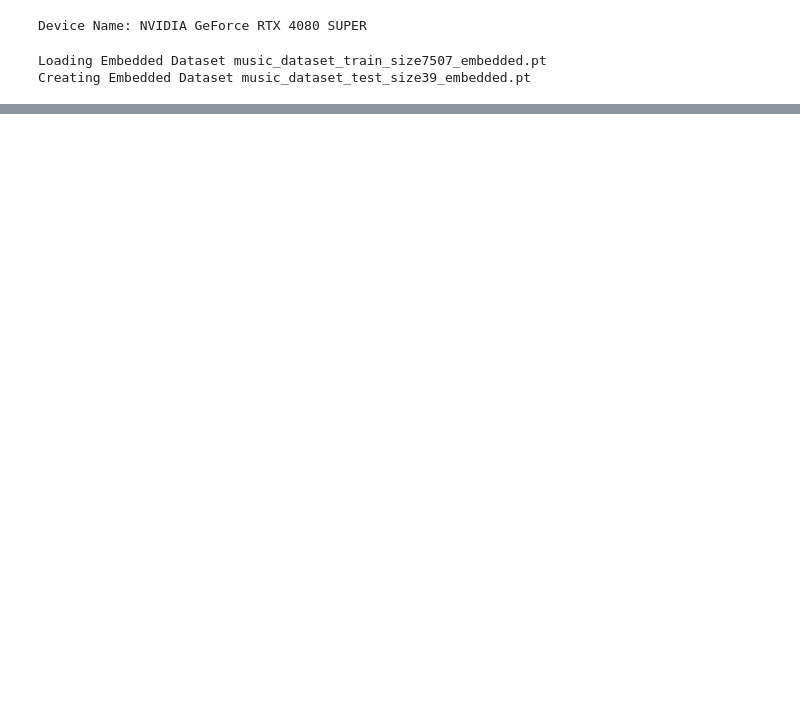
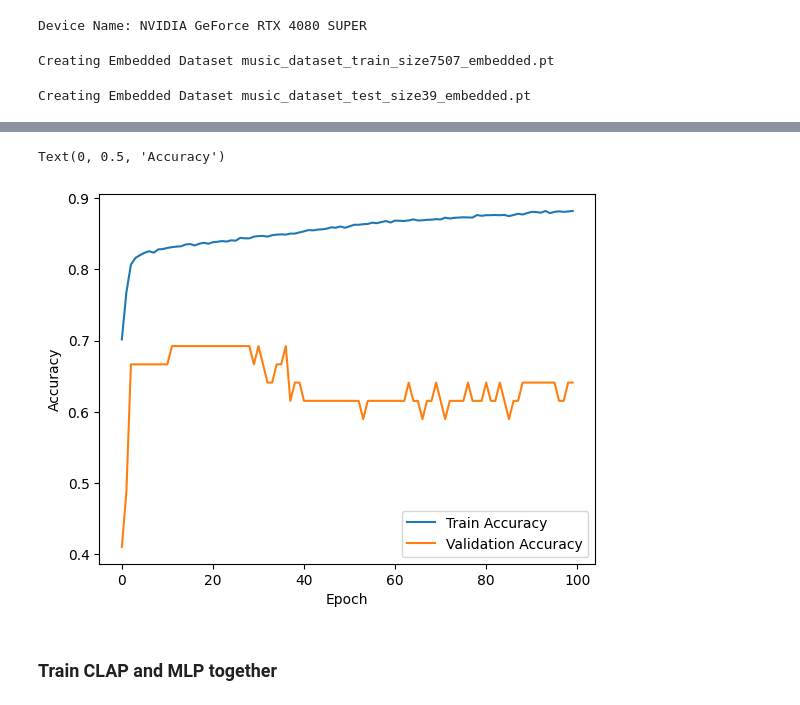
Before and after one commit to Amitmils/Text2BGAudio, a Jupyter notebook: CLAP/train_MLP_classifer.ipynb, the cells around one changed output, grey strips where cells are left out. Drawn from its saved outputs; the diff is of its cells as text; code cells hidden in the pictures; blank space fills up the shorter version.

Commit message:
added Joint training for CLAP and MLP Classifier

```diff
--- a/CLAP/train_MLP_classifer.ipynb
+++ b/CLAP/train_MLP_classifer.ipynb
@@ -13,12 +13,16 @@ from collections import Counter,defaultdict
 from tqdm import tqdm
 from Dataset_Creation import audio_dataset
 from torch.utils.data import DataLoader,Dataset
+import matplotlib.pyplot as plt
+
 if torch.cuda.is_available():
     DEVICE = torch.device("cuda:0")
     print("Device Name:", torch.cuda.get_device_name(DEVICE))
 else:
     DEVICE = torch.device("cpu")
     print("Device Name: CPU")
+
+CLAP_ARCH = "laion/larger_clap_music"
 # %% [output]
 Device Name: NVIDIA GeForce RTX 4080 SUPER
 # %%
@@ -48,20 +52,23 @@ class MLPHead(torch.nn.Module):
 label_to_index  = {'Angry' : 0, 'Joy' : 1, 'Love' : 2, 'Sad' : 3, 'Scary' : 4, 'Surprise' : 5}
 index_to_label = {v: k for k, v in label_to_index.items()}
 
-def create_embedded_ds(ds_path,model_path,return_indexed=True):
-    embedded_ds_path = ds_path.split('.')[0] + "_embedded.pt"
+def create_embedded_ds(ds_path,model_path = None,return_indexed=True):
+    model_name = os.path.basename(model_path).split('.')[0] if model_path is not None else 'classic'
+    model_output_folder = os.path.join(os.path.dirname(ds_path),'embedded_datasets',model_name)
+    os.makedirs(model_output_folder,exist_ok=True)
+    embedded_ds_path = os.path.join(model_output_folder,os.path.basename(ds_path).split('.')[0] + "_embedded.pt")
     if os.path.isfile(embedded_ds_path):
-        print(f"Loading Embedded Dataset {os.path.basename(embedded_ds_path)}")
+        print(f"Loading Embedded Dataset {os.path.basename(embedded_ds_path)} w/ {model_name} clap_model")
         embedded_data = torch.load(embedded_ds_path,weights_only=False)
     else:
-        print(f"Creating Embedded Dataset {os.path.basename(embedded_ds_path)}")
+        print(f"Creating Embedded Dataset {os.path.basename(embedded_ds_path)} w/ {model_name} clap_model")
         dataset = audio_dataset.AudioDataset(ds_path)
         data_loader = DataLoader(dataset, batch_size=32, shuffle=True)
 
-        model_name = "laion/larger_clap_music"
-        model = ClapModel.from_pretrained(model_name).to(DEVICE)
-        processor = ClapProcessor.from_pretrained(model_name)
-        model.load_state_dict(torch.load(model_path,weights_only=False)['model_state_dict'])
+        clap_model = ClapModel.from_pretrained(CLAP_ARCH).to(DEVICE)
+        processor = ClapProcessor.from_pretrained(CLAP_ARCH)
+        if model_path is not None:
+            clap_model.load_state_dict(torch.load(model_path,weights_only=False)['model_state_dict'])
 
         embedded_data =list()
         with torch.no_grad():
@@ -77,7 +84,7 @@ def create_embedded_ds(ds_path,model_path,return_indexed=True):
                     padding=True,
                 )
                 inputs = {k: v.to(DEVICE) for k, v in inputs.items()}
-                outputs = model(**inputs)
+                outputs = clap_model(**inputs)
                 audio_embeds = outputs.audio_embeds
                 embedded_data.extend([(audio_embed.cpu().detach(), label) for audio_embed, label in zip(audio_embeds, labels)])
         torch.save(embedded_data,embedded_ds_path)
@@ -91,10 +98,10 @@ val_dataset_path = r"_Data\Music\music_dataset_test_size39.pt"
 train_dataset = create_embedded_ds(train_dataset_path,model_path)
 val_dataset = create_embedded_ds(val_dataset_path,model_path)
 # %% [output]
-Loading Embedded Dataset music_dataset_train_size7507_embedded.pt
-Creating Embedded Dataset music_dataset_test_size39_embedded.pt
+Creating Embedded Dataset music_dataset_train_size7507_embedded.pt
+Creating Embedded Dataset music_dataset_test_size39_embedded.pt
 # %%
-batch_size = 32
+batch_size = 128
 epochs = 100
 train_data_loader = DataLoader(train_dataset, batch_size=batch_size, shuffle=True)
 val_data_loader = DataLoader(val_dataset, batch_size=len(val_dataset), shuffle=True)
@@ -131,4 +138,10 @@ for e in range(epochs):
             val_correct += torch.sum(est_classification == labels).item()
         val_acc.append(val_correct/len(val_dataset))
     print(f"Epoch {e+1}/{epochs}, Loss: {loss.item()}, Train Acc : {train_acc[-1]} , Val Acc : {val_acc[-1]}")
+
+plt.plot(range(epochs), train_acc, label='Train Accuracy')
+plt.plot(range(epochs), val_acc, label='Validation Accuracy')
+plt.legend()
+plt.xlabel('Epoch')
+plt.ylabel('Accuracy')
 # %% [output]
@@ -151,0 +165,4 @@ Epoch 100/100, Loss: 1.1563808917999268, Train Acc : 0.9042227254562408 , Val Ac
+Text(0, 0.5, 'Accuracy')
+[figure, added]
+# %% [markdown]
+### Train CLAP and MLP together
```
Also changed, not shown: parts of 4 cells of this notebook.
